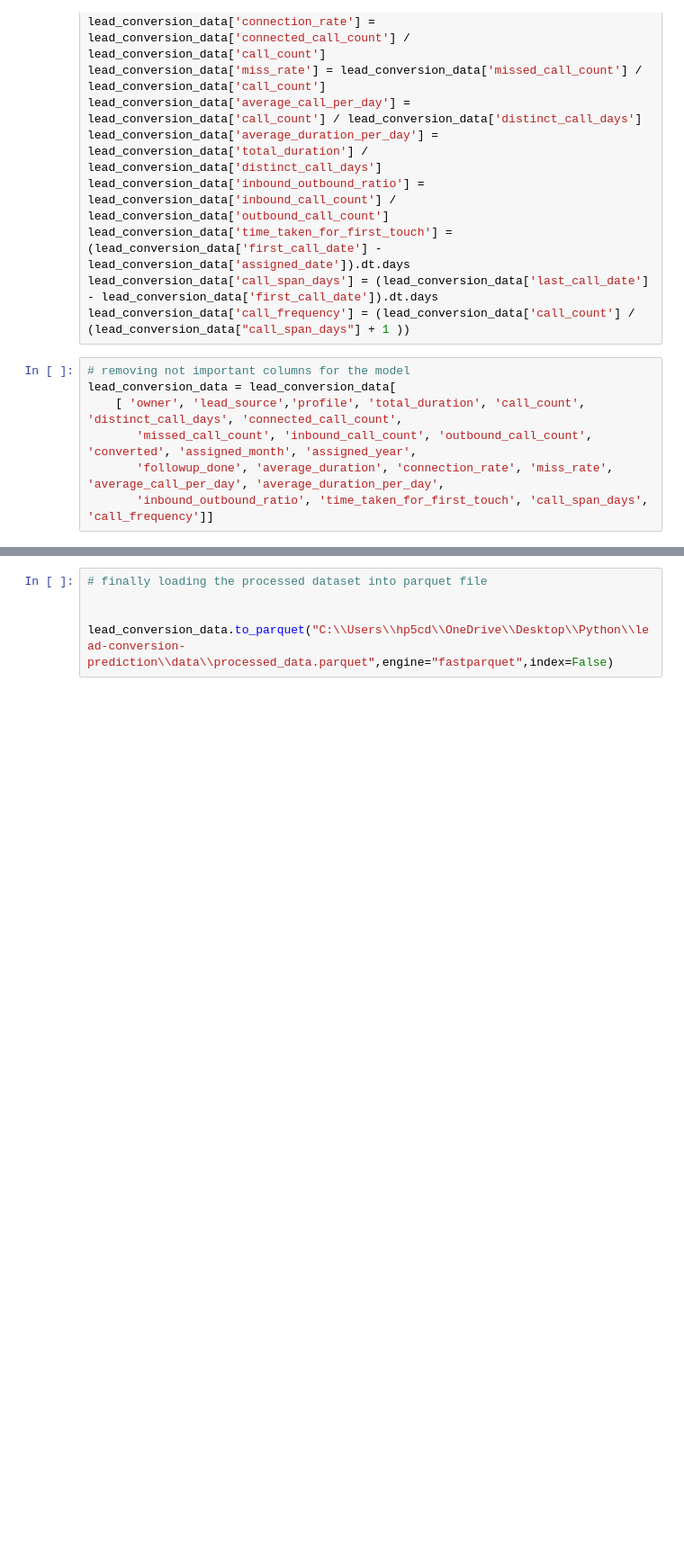
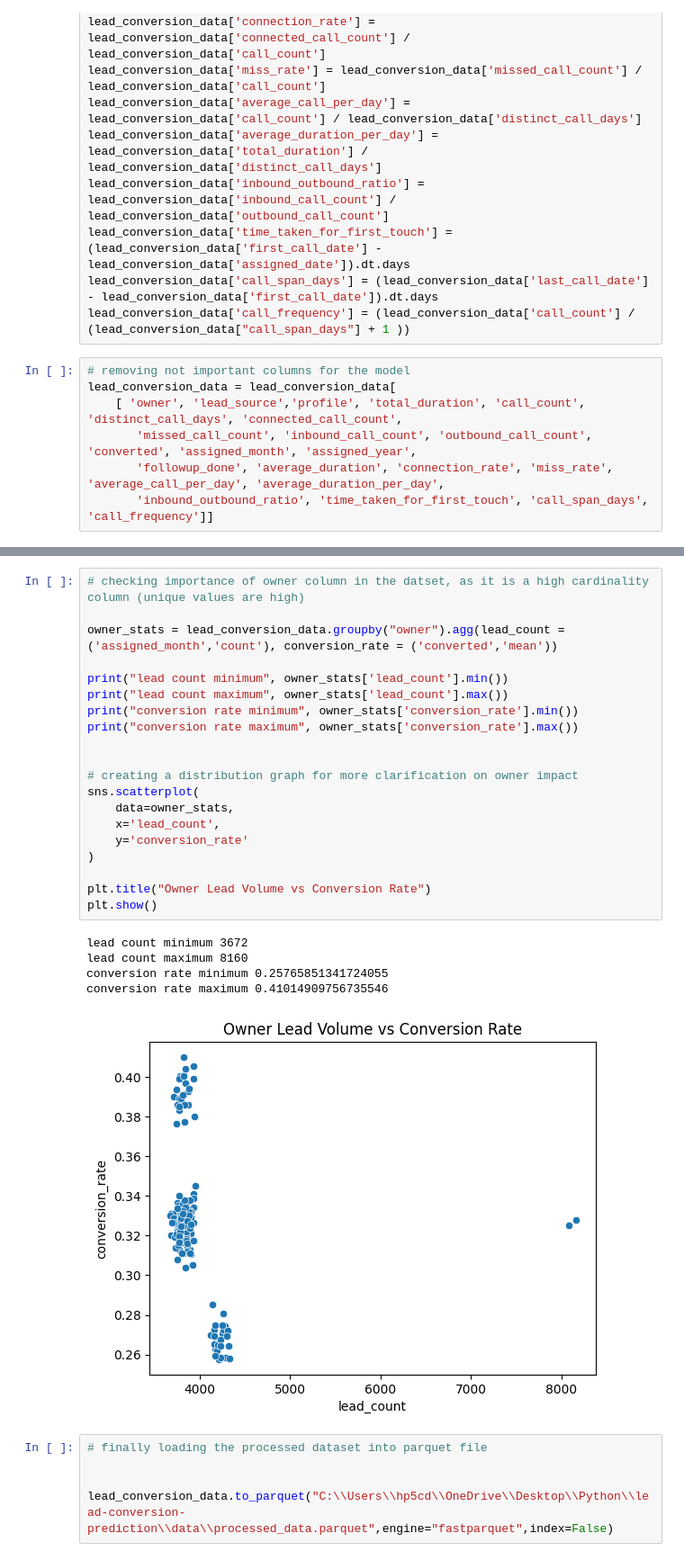
Before and after one commit to rahul70245/lead-conversion-prediction, a Jupyter notebook: notebooks/nb_04_feature_engineering.ipynb, the cells around one changed output, grey strips where cells are left out. Shown at 90% size. Cells and saved outputs as stored; diff of their text form; blank space fills up the shorter version.

```diff
--- a/notebooks/nb_04_feature_engineering.ipynb
+++ b/notebooks/nb_04_feature_engineering.ipynb
@@ -63,3 +84,29 @@ lead_conversion_data = lead_conversion_data[
+# %%
+# checking importance of owner column in the datset, as it is a high cardinality column (unique values are high)
+
+owner_stats = lead_conversion_data.groupby("owner").agg(lead_count = ('assigned_month','count'), conversion_rate = ('converted','mean'))
+
+print("lead count minimum", owner_stats['lead_count'].min())
+print("lead count maximum", owner_stats['lead_count'].max())
+print("conversion rate minimum", owner_stats['conversion_rate'].min())
+print("conversion rate maximum", owner_stats['conversion_rate'].max())
+
+
+# creating a distribution graph for more clarification on owner impact
+sns.scatterplot(
+    data=owner_stats,
+    x='lead_count',
+    y='conversion_rate'
+)
+
+plt.title("Owner Lead Volume vs Conversion Rate")
+plt.show()
+# %% [output]
+lead count minimum 3672
+lead count maximum 8160
+conversion rate minimum 0.25765851341724055
+conversion rate maximum 0.41014909756735546
+[figure, added]
 # %%
 # finally loading the processed dataset into parquet file
 
```
Also changed, not shown: parts of 4 cells of this notebook, 2 other files.
